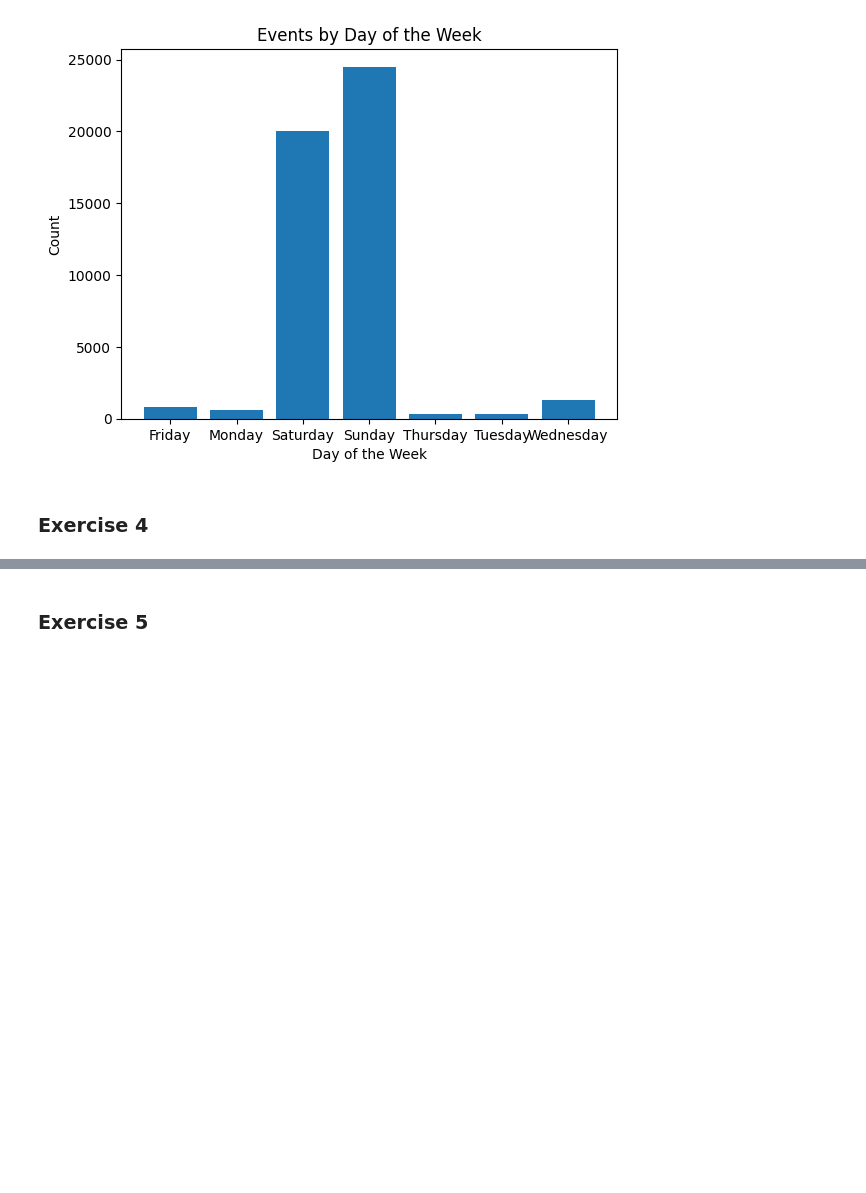
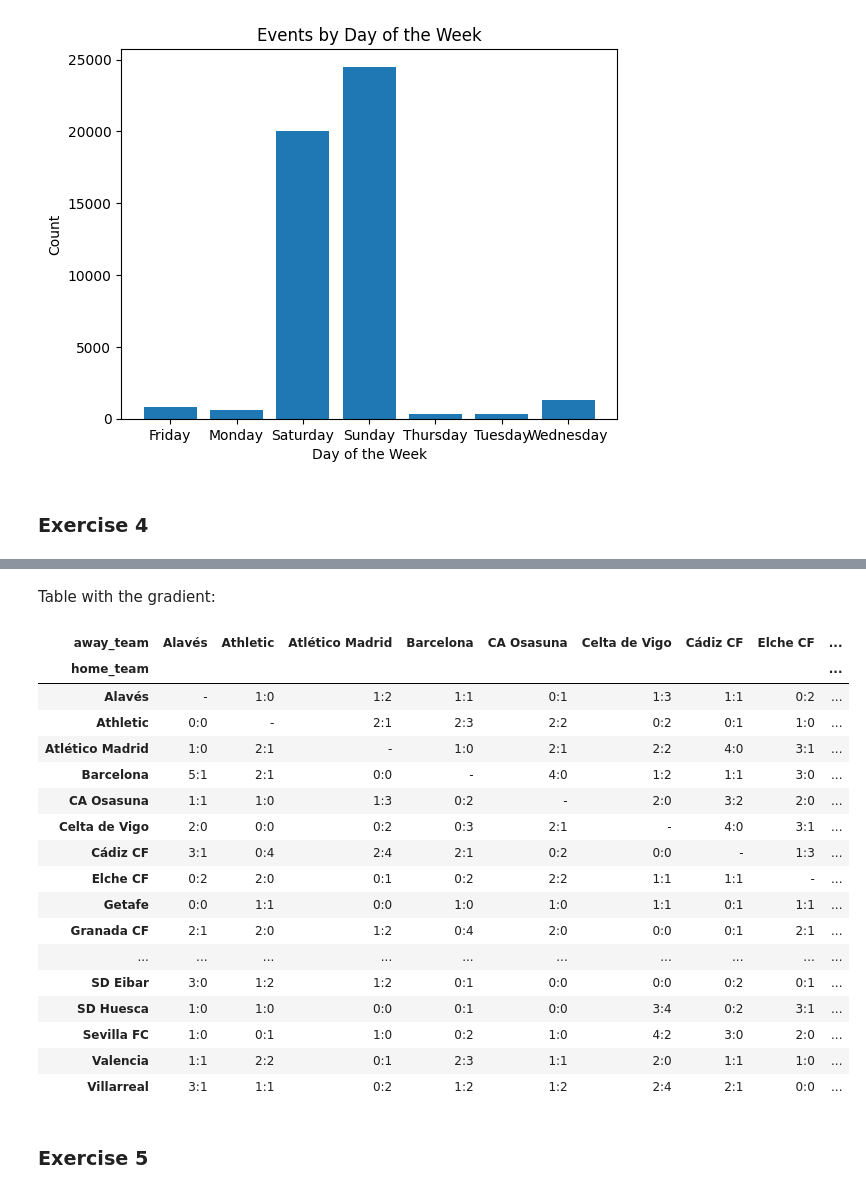
Before and after one commit to coders-unidas/la-quiniela, a Jupyter notebook: analysis/data_analysis.ipynb, the cells around one changed output, grey strips where cells are left out. Drawn from its saved outputs; the diff is of its cells as text; code cells hidden in the pictures; blank space fills up the shorter version.

```diff
--- a/analysis/data_analysis.ipynb
+++ b/analysis/data_analysis.ipynb
@@ -102,3 +238,34 @@ plt.show()
+# %% [markdown]
+Table with the gradient:
+# %%
+def table_for_any_season_with_gradient(x,y):
+    df_unknown_div= df[df['division']==x]
+    df_any_season=df_unknown_div[df_unknown_div['season']==y]
+    table_any_seas=df_any_season.pivot_table(index='home_team', columns='away_team',values='score',aggfunc=list,fill_value='-',margins=False)
+    table_any_seas=table.fillna('-')
+    colored_table_gradient=table_any_seas.style.map(coloring_gradients)
+    return colored_table_gradient
+#same recquirements as before, first write the function (1 or 2) and then the season as 'year-year'
+display(table_for_any_season_with_gradient(2,'2001-2000'))
+# %% [output]
+| away_team | Alavés | Athletic | Atlético Madrid | Barcelona | CA Osasuna | Celta de Vigo | Cádiz CF | Elche CF | ... |
+| home_team |  |  |  |  |  |  |  |  | ... |
+| Alavés | - | 1:0 | 1:2 | 1:1 | 0:1 | 1:3 | 1:1 | 0:2 | ... |
+| Athletic | 0:0 | - | 2:1 | 2:3 | 2:2 | 0:2 | 0:1 | 1:0 | ... |
+| Atlético Madrid | 1:0 | 2:1 | - | 1:0 | 2:1 | 2:2 | 4:0 | 3:1 | ... |
+| Barcelona | 5:1 | 2:1 | 0:0 | - | 4:0 | 1:2 | 1:1 | 3:0 | ... |
+| CA Osasuna | 1:1 | 1:0 | 1:3 | 0:2 | - | 2:0 | 3:2 | 2:0 | ... |
+| Celta de Vigo | 2:0 | 0:0 | 0:2 | 0:3 | 2:1 | - | 4:0 | 3:1 | ... |
+| Cádiz CF | 3:1 | 0:4 | 2:4 | 2:1 | 0:2 | 0:0 | - | 1:3 | ... |
+| Elche CF | 0:2 | 2:0 | 0:1 | 0:2 | 2:2 | 1:1 | 1:1 | - | ... |
+| Getafe | 0:0 | 1:1 | 0:0 | 1:0 | 1:0 | 1:1 | 0:1 | 1:1 | ... |
+| Granada CF | 2:1 | 2:0 | 1:2 | 0:4 | 2:0 | 0:0 | 0:1 | 2:1 | ... |
+| ... | ... | ... | ... | ... | ... | ... | ... | ... | ... |
+| SD Eibar | 3:0 | 1:2 | 1:2 | 0:1 | 0:0 | 0:0 | 0:2 | 0:1 | ... |
+| SD Huesca | 1:0 | 1:0 | 0:0 | 0:1 | 0:0 | 3:4 | 0:2 | 3:1 | ... |
+| Sevilla FC | 1:0 | 0:1 | 1:0 | 0:2 | 1:0 | 4:2 | 3:0 | 2:0 | ... |
+| Valencia | 1:1 | 2:2 | 0:1 | 2:3 | 1:1 | 2:0 | 1:1 | 1:0 | ... |
+| Villarreal | 3:1 | 1:1 | 0:2 | 1:2 | 1:2 | 2:4 | 2:1 | 0:0 | ... |
 # %% [markdown]
 ### Exercise 5
 # %%
```
Also changed, not shown: parts of 6 cells of this notebook.
